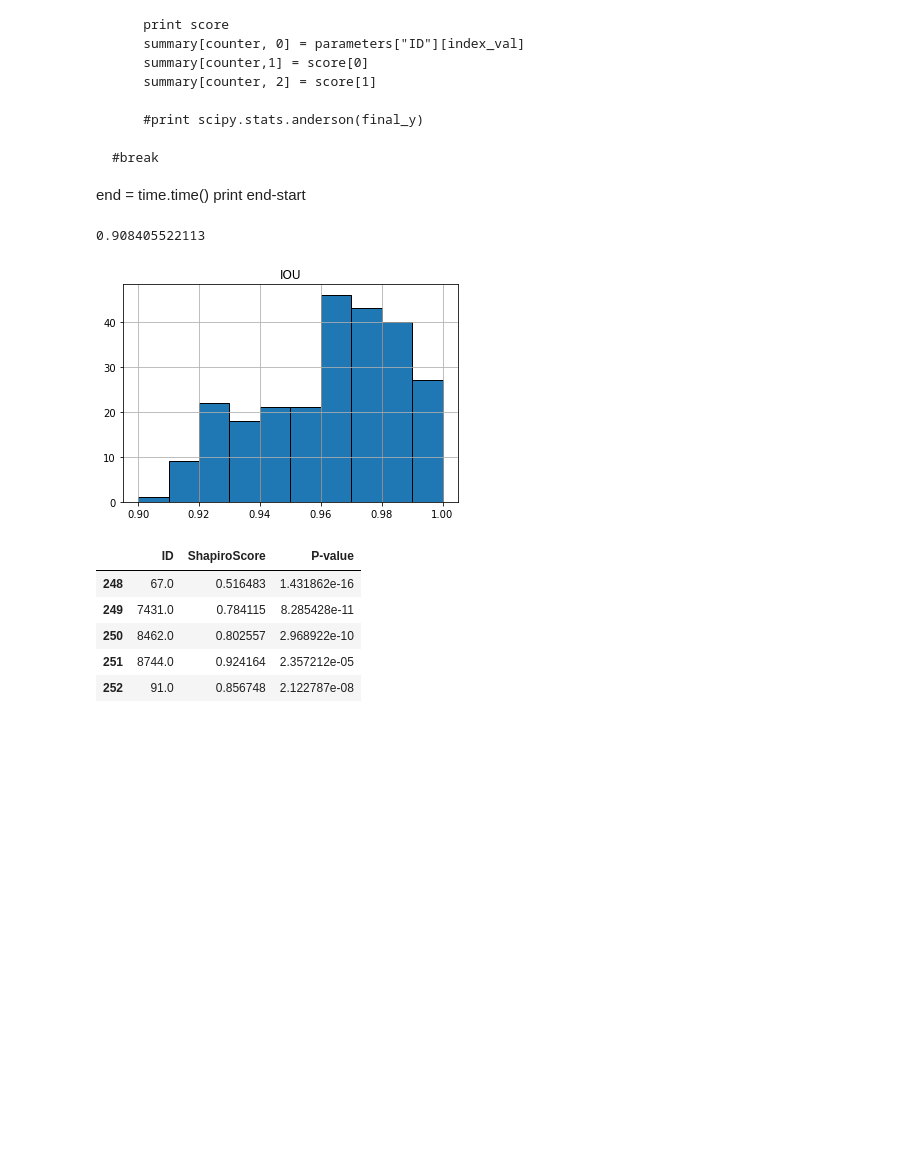
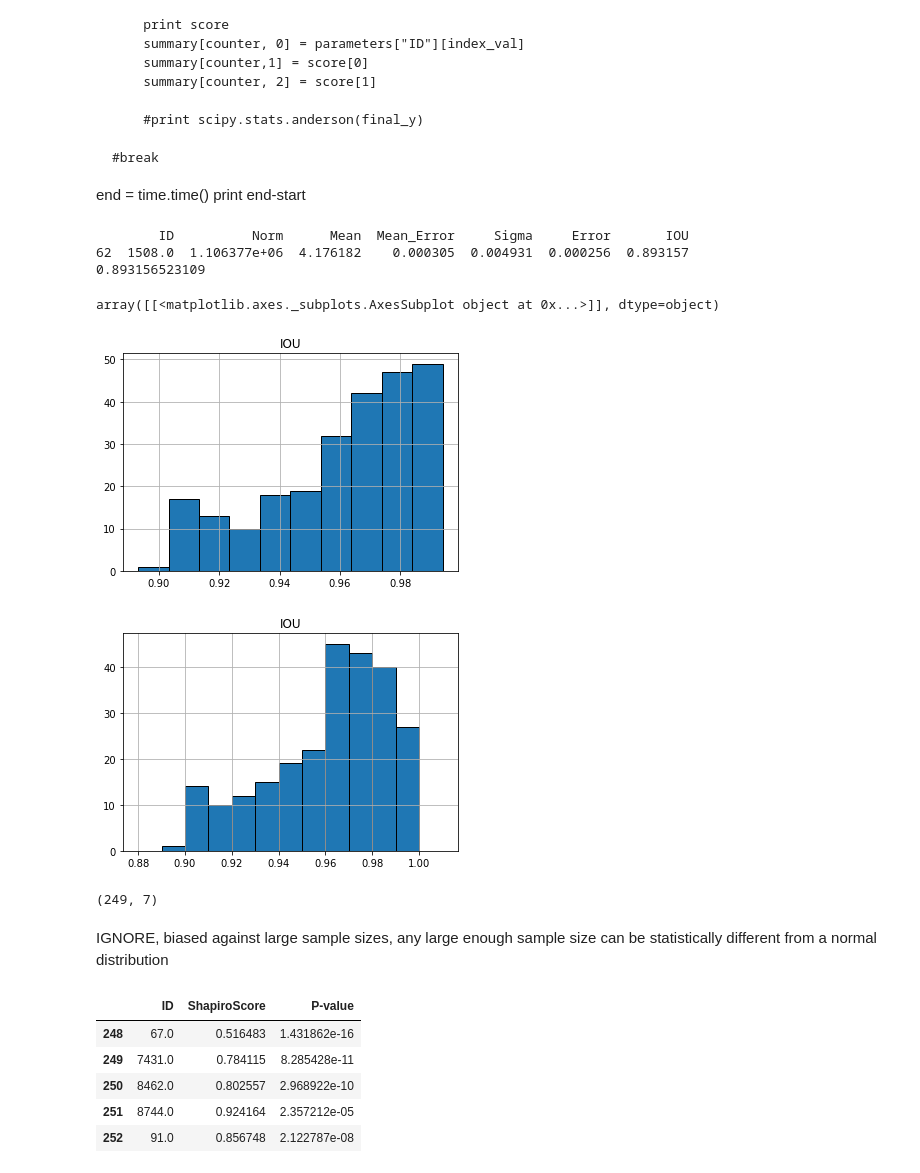
Before and after one commit to dtamayo/MLstability, a Jupyter notebook: Analysis/MCMC_Analysis/ConvolutedConvolutions.ipynb, the cells around one changed output. Cells and saved outputs as stored; diff of their text form; code cells hidden in the pictures; blank space fills up the shorter version.

Commit message:
fixed error in IOU calculation

```diff
--- a/Analysis/MCMC_Analysis/ConvolutedConvolutions.ipynb
+++ b/Analysis/MCMC_Analysis/ConvolutedConvolutions.ipynb
@@ -404,5 +452,8 @@ Int64Index([13362, 2008, 2105, 2128, 22032, 24013, 2612, 4641, 58, 7341, 8582],
 # %%
+valid_info_frame= pd.read_csv("../../Figures/ConvolutedFigures/Convolved_Params_249_IOU_valid.csv", index_col=0)
+print valid_info_frame.shape
 valid_info_frame["Sigma"] = np.abs(valid_info_frame["Sigma"])
 bins = np.linspace(0, 1.5, 20)
 valid_info_frame.hist("Sigma",  normed = 1, bins = bins)
+print valid_info_frame.columns.values
 # %% [output]
@@ -478,12 +530,24 @@ for index_val in range(0,int(parameters.shape[0])):
 end = time.time()
 print end-start
 # %%
-bins = np.linspace(0.90,1, 11)
-valid_info_frame.hist("IOU", bins = bins, edgecolor = "black", linewidth = 1)
+bins = np.linspace(0.88,1.01, 14)
+print valid_info_frame[valid_info_frame["IOU"] < 0.9]
+valid_info_frame.hist("IOU", edgecolor = "black", linewidth = 1)
 print valid_info_frame["IOU"].min()
+valid_info_frame.hist("IOU", edgecolor = "black", linewidth = 1, bins = bins)
 # %% [output]
-0.908405522113
+        ID          Norm      Mean  Mean_Error     Sigma     Error       IOU
+62  1508.0  1.106377e+06  4.176182    0.000305  0.004931  0.000256  0.893157
+0.893156523109
+array([[<matplotlib.axes._subplots.AxesSubplot object at 0x...>]], dtype=object)
-[figure, old version]
+[figure, new version]
+[figure, added]
+# %%
+print valid_info_frame.shape
+# %% [output]
+(249, 7)
+# %% [markdown]
+IGNORE, biased against large sample sizes, any large enough sample size can be statistically different from a normal distribution
 # %%
 summary_frame = pd.read_csv("../../csvs/Goodness_0f_Fit_Test.csv", index_col =0 )
 summary_frame.tail()
```
Also changed, not shown: parts of 13 cells of this notebook.
